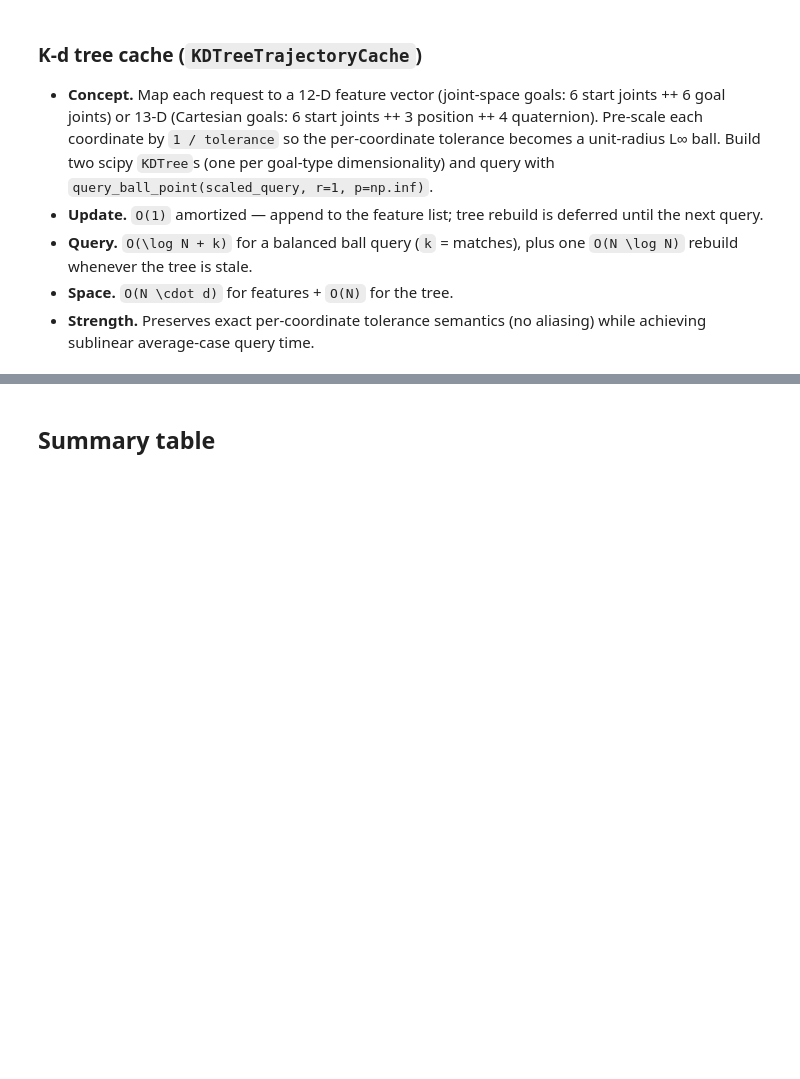
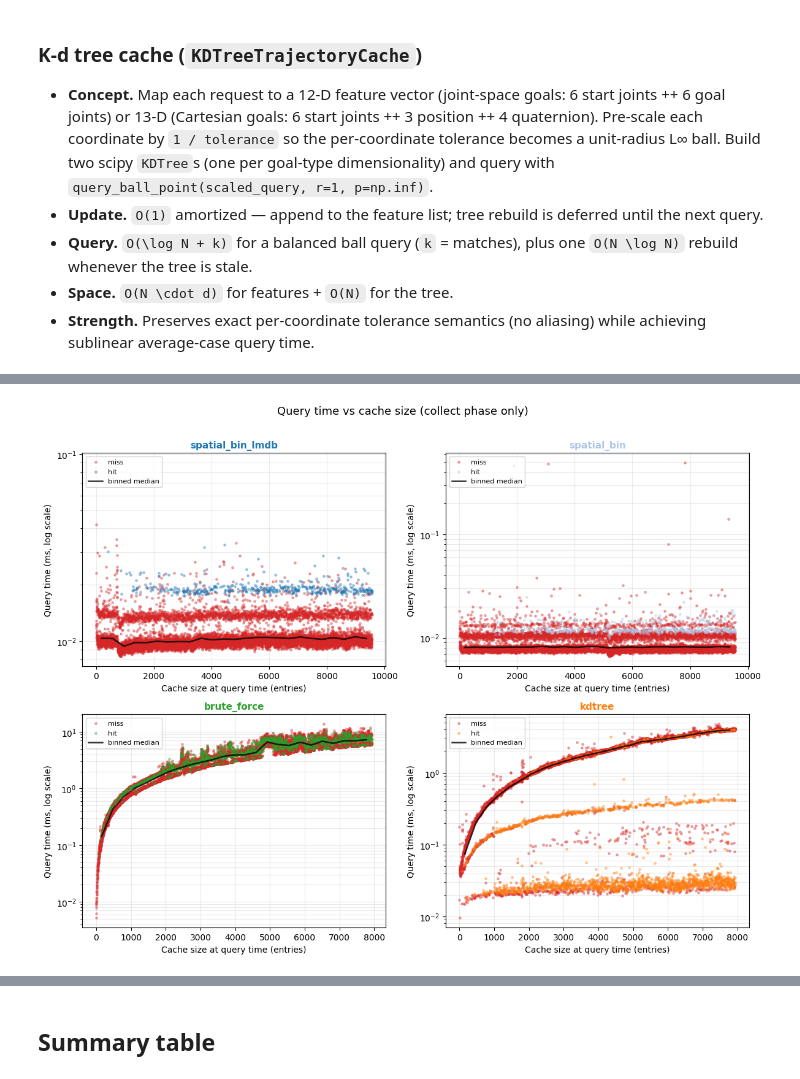
Before and after one commit to valmikikothare/nns_trajectory_cache, a Jupyter notebook: cache_benchmark_analysis.ipynb, the cells around one changed output, grey strips where cells are left out. Cells and saved outputs as stored; diff of their text form; code cells hidden in the pictures; blank space fills up the shorter version.

```diff
--- a/cache_benchmark_analysis.ipynb
+++ b/cache_benchmark_analysis.ipynb
@@ -319,0 +174,69 @@ robot spent in planning + cache lookups for each backend?
+# %%
+# Restrict to the collect phase so each leg lands at a distinct
+# cache_size. Cycle-phase legs all sit at peak cache size and would
+# pile up as a vertical stripe that distorts the binned median.
+direct_collect = df_direct[df_direct["phase"] == "collect"]
+
+fig, axes = plt.subplots(2, 2, figsize=(12, 9), sharex=False)
+axes = axes.flatten()
+
+for ax, backend in zip(axes, BACKEND_ORDER):
+    d = (
+        direct_collect[direct_collect["backend"] == backend]
+        .sort_values("cache_size_before")
+        .reset_index(drop=True)
+    )
+    color = BACKEND_COLORS[backend]
+
+    hit_mask = d["hit"] == True  # noqa: E712
+
+    ax.scatter(
+        d.loc[~hit_mask, "cache_size_before"],
+        d.loc[~hit_mask, "query_time_ms"],
+        s=6,
+        alpha=0.35,
+        color="#d62728",
+        label="miss",
+        zorder=2,
+    )
+    ax.scatter(
+        d.loc[hit_mask, "cache_size_before"],
+        d.loc[hit_mask, "query_time_ms"],
+        s=6,
+        alpha=0.35,
+        color=color,
+        label="hit",
+        zorder=3,
+    )
+
+    if d["cache_size_before"].nunique() >= 5:
+        bins = pd.cut(d["cache_size_before"], bins=25, include_lowest=True)
+        binned = d.groupby(bins, observed=True)["query_time_ms"].median()
+        centers = [iv.mid for iv in binned.index]
+        ax.plot(
+            centers,
+            binned.values,
+            color="black",
+            lw=1.8,
+            alpha=0.8,
+            zorder=5,
+            label="binned median",
+        )
+
+    ax.set_yscale("log")
+    ax.set_title(backend, fontsize=11, color=color, fontweight="bold")
+    ax.set_xlabel("Cache size at query time (entries)")
+    ax.set_ylabel("Query time (ms, log scale)")
+    ax.grid(alpha=0.25, which="both")
+    ax.legend(fontsize=8, loc="upper left")
+
+fig.suptitle(
+    "Query time vs cache size (collect phase only)",
+    fontsize=13,
+    y=1.01,
+)
+plt.tight_layout()
+plt.savefig(os.path.join(FIGURE_DIR, "plot1.png"), bbox_inches="tight")
+plt.show()
+# %% [output]
+[figure, added]
```
Also changed, not shown: parts of 46 cells of this notebook, 19 other files.
